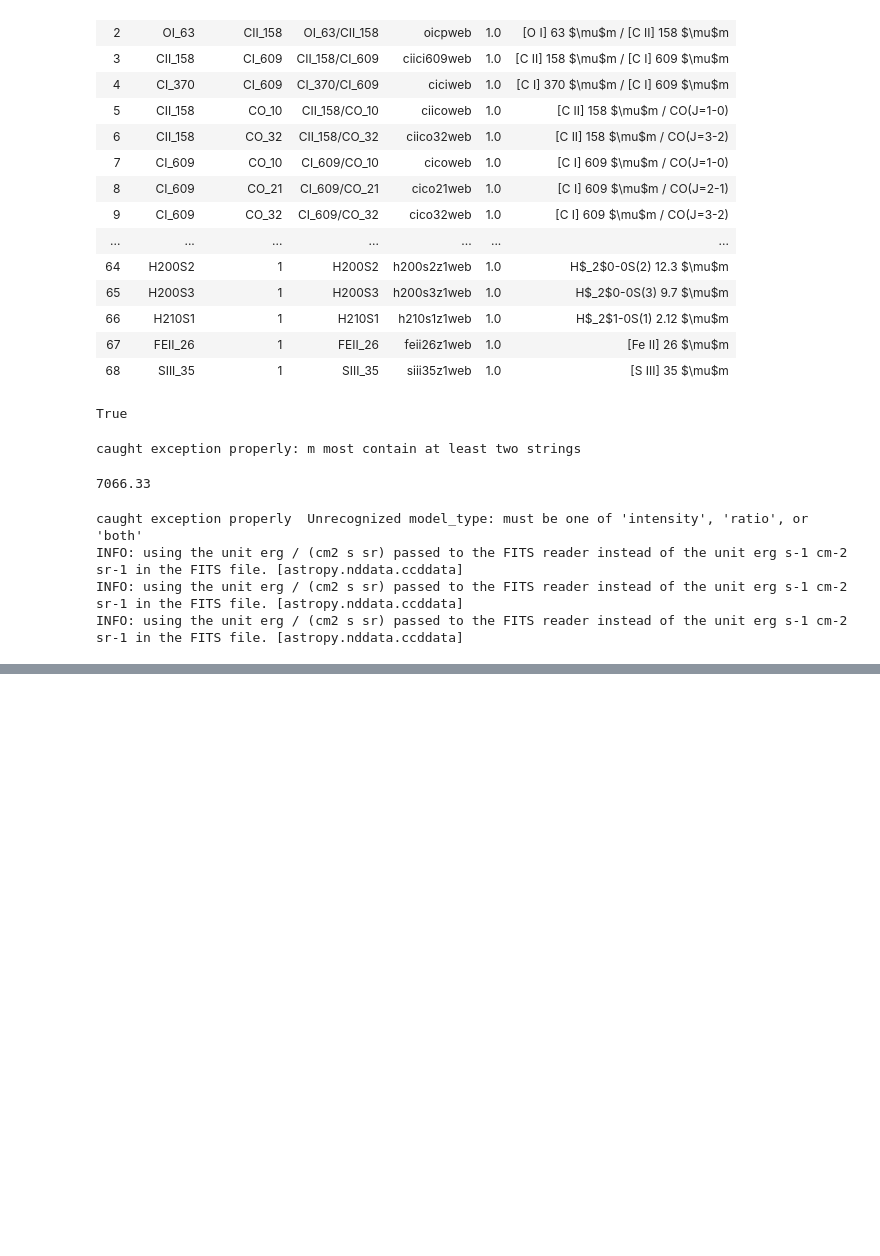
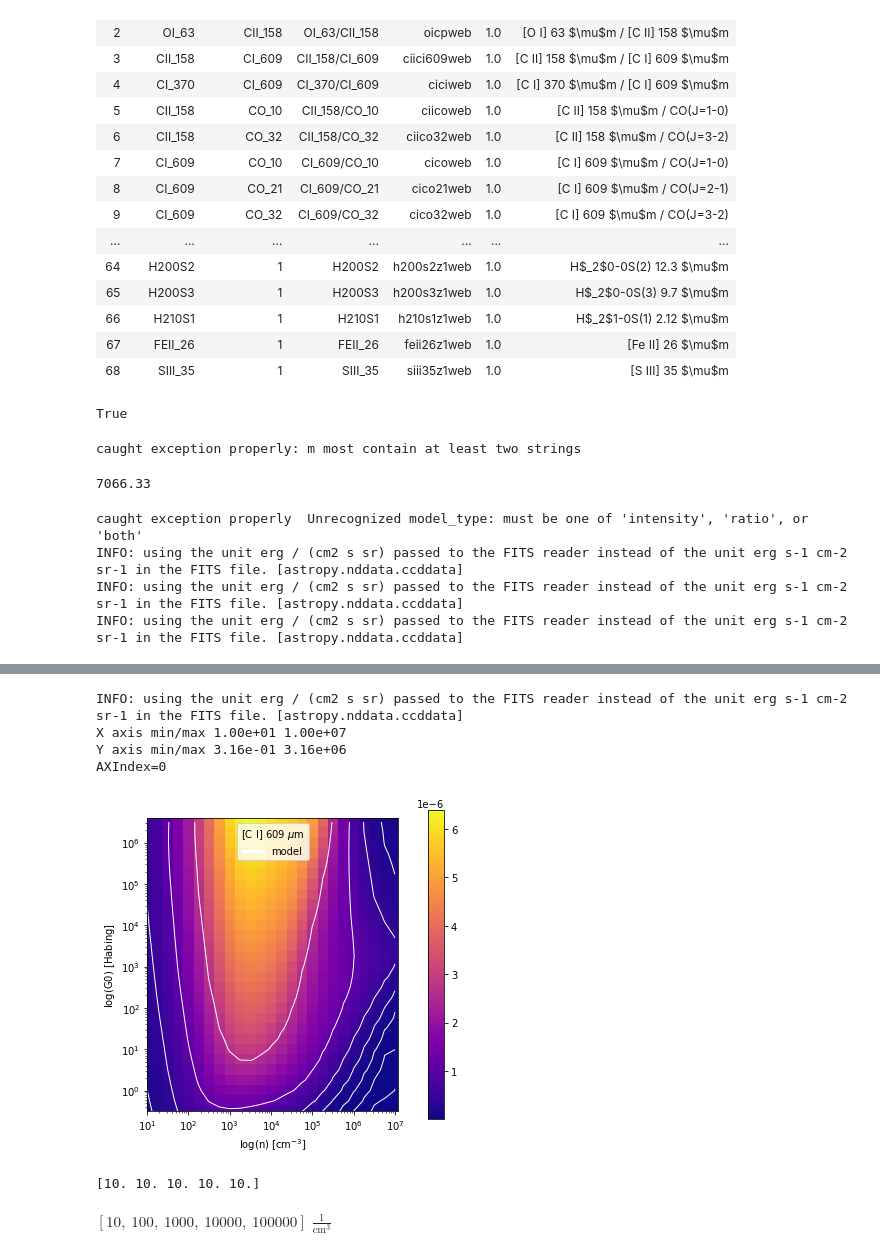
Before and after one commit to mpound/pdrtpy, a Jupyter notebook: Debug.ipynb, the cells around one changed output, grey strips where cells are left out. Cells and saved outputs as stored; diff of their text form; code cells hidden in the pictures; blank space fills up the shorter version.

Commit message:
debugging phase plots

```diff
--- a/Debug.ipynb
+++ b/Debug.ipynb
@@ -93,0 +104,18 @@ INFO: using the unit erg / (cm2 s sr) passed to the FITS reader instead of the u
+# %%
+mp.plot("CI_609",image=True)#measurements=[mx],image=False,legend=True,contours=True,label=True)
+# %% [output]
+INFO: using the unit erg / (cm2 s sr) passed to the FITS reader instead of the unit erg s-1 cm-2 sr-1 in the FITS file. [astropy.nddata.ccddata]
+X axis min/max 1.00e+01 1.00e+07
+Y axis min/max 3.16e-01 3.16e+06
+AXIndex=0
+[figure, added]
+# %%
+foo = np.array([1,2,3,4,5])*u.Unit("cm-3")
+j = 10*np.ones(len(foo))
+print(j)
+z=np.power(j,foo.value)
+foo = z*foo.unit
+foo
+# %% [output]
+[10. 10. 10. 10. 10.]
+$[10,~100,~1000,~10000,~100000] \; \mathrm{\frac{1}{cm^{3}}}$
```
Also changed, not shown: parts of 26 cells of this notebook.
